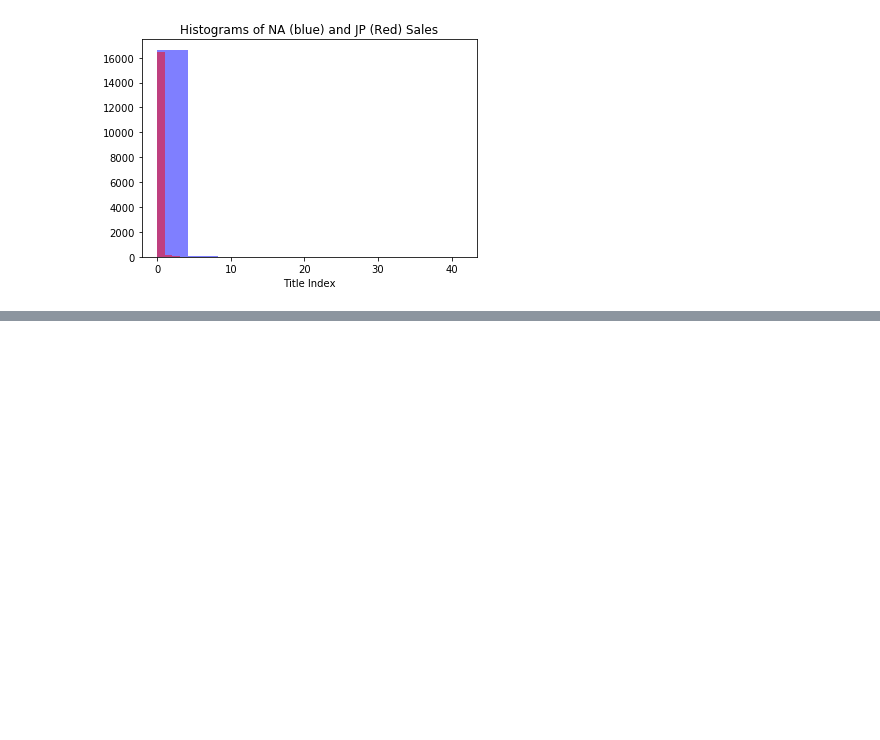
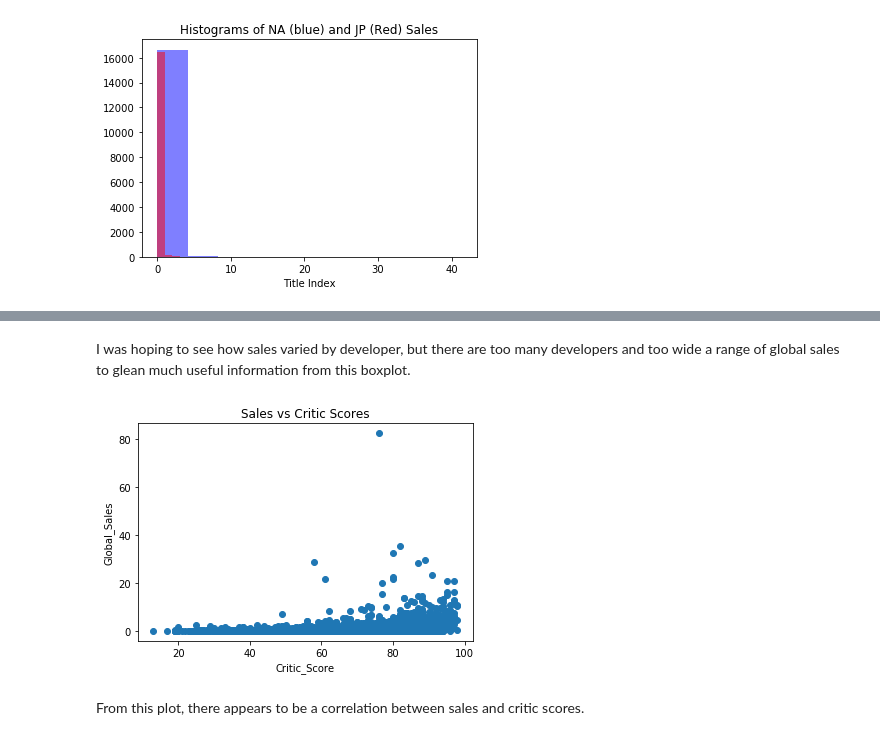
Before and after one commit to lukemlj/VideoGameData, a Jupyter notebook: Video Game Data.ipynb, the cells around one changed output, grey strips where cells are left out. Drawn from its saved outputs; the diff is of its cells as text; code cells hidden in the pictures; blank space fills up the shorter version.

```diff
--- a/Video Game Data.ipynb
+++ b/Video Game Data.ipynb
@@ -90,0 +101,12 @@ plt.show()
+# %% [markdown]
+I was hoping to see how sales varied by developer, but there are too many developers and too wide a range of global sales to glean much useful information from this boxplot.
+# %%
+plt.scatter(y = df['Global_Sales'], x = df['Critic_Score'])
+plt.title('Sales vs Critic Scores')
+plt.xlabel('Critic_Score')
+plt.ylabel('Global_Sales')
+plt.show()
+# %% [output]
+[figure, added]
+# %% [markdown]
+From this plot, there appears to be a correlation between sales and critic scores.
```
Also changed, not shown: parts of 12 cells of this notebook.
